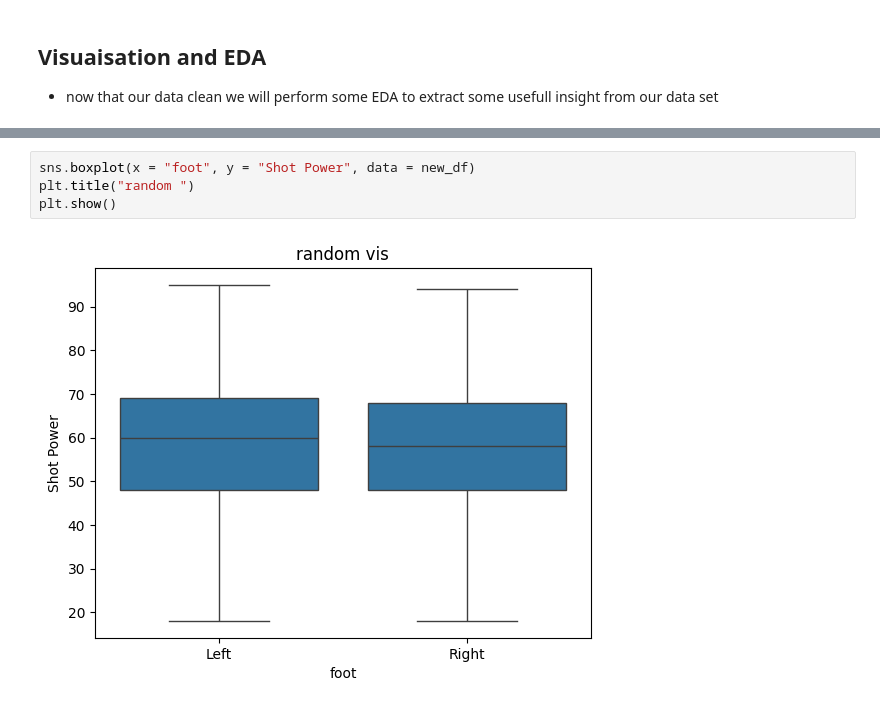
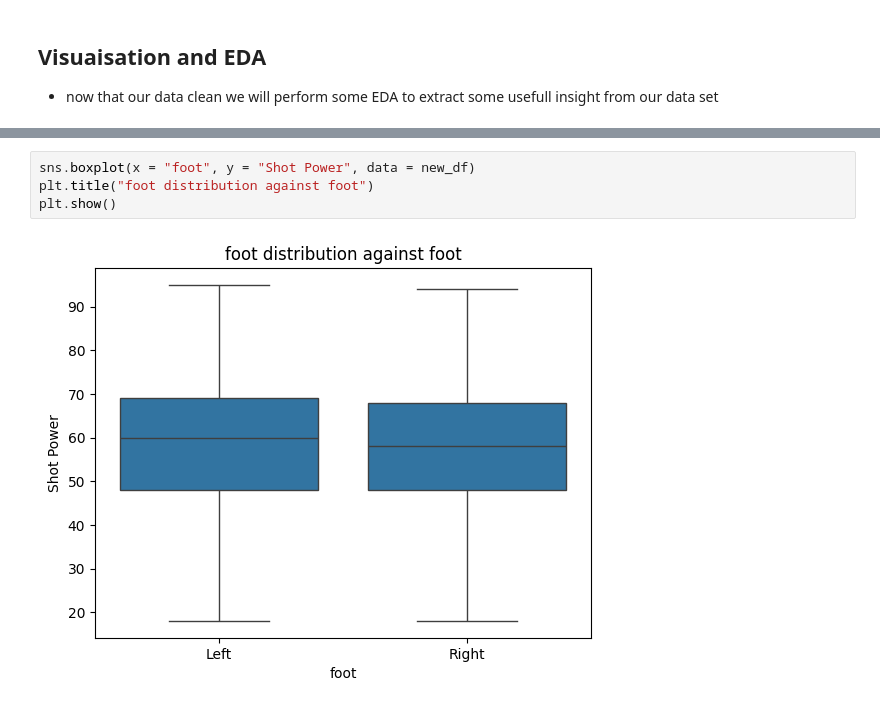
Before and after one commit to ayoub22222222/Data_Cleaning_project, a Jupyter notebook: notebook/fifa21_EDA.ipynb, the cells around one changed output, grey strips where cells are left out. Saved outputs shown, nothing was run; the diff lists cells and outputs as text.

```diff
--- a/notebook/fifa21_EDA.ipynb
+++ b/notebook/fifa21_EDA.ipynb
@@ -157,6 +157,6 @@ plt.show()
 # %%
 sns.boxplot(x = "foot", y = "Shot Power", data = new_df)
-plt.title("random ")
+plt.title("foot distribution against foot")
 plt.show()
 # %% [output]
-[figure, old version]
+[figure, new version]
```
Also changed, not shown: parts of 33 cells of this notebook, 1 other file.
